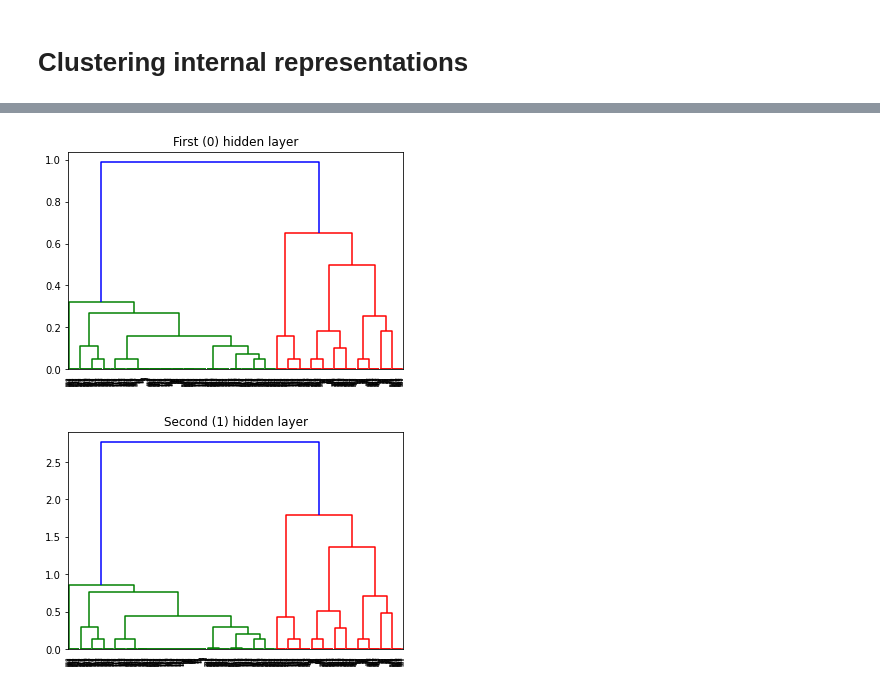
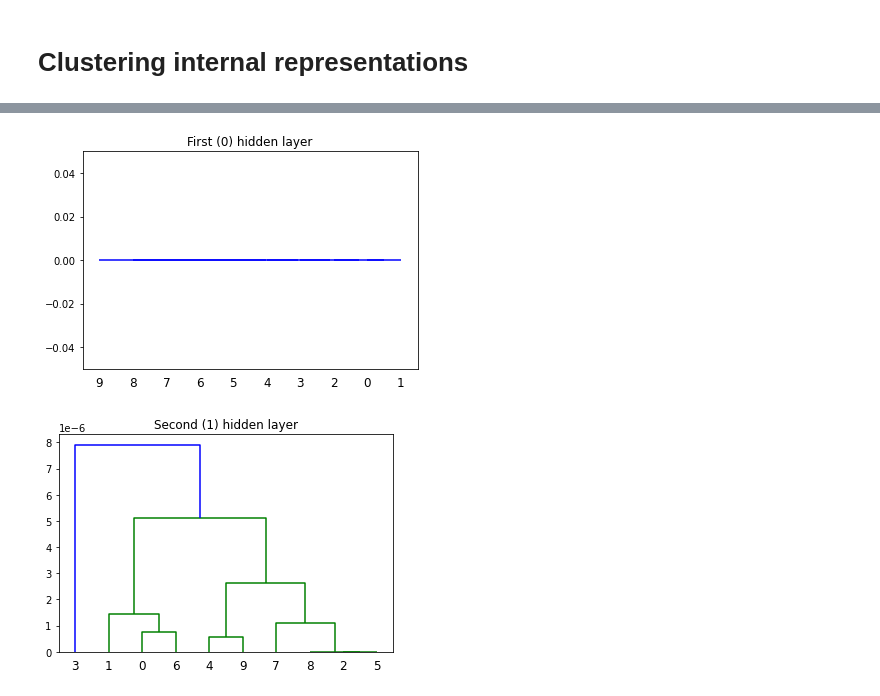
Before and after one commit to PashaIanko/RestrictedBolzmannMachine, a Jupyter notebook: Omniglot_learning.ipynb, the cells around one changed output, grey strips where cells are left out. Drawn from its saved outputs; the diff is of its cells as text; code cells hidden in the pictures.

Commit message:
Smth worked with dendrograms

```diff
--- a/Omniglot_learning.ipynb
+++ b/Omniglot_learning.ipynb
@@ -7,13 +7,14 @@ Helper links:
 ## **Packages, Constants & Functions**
 # %%
 # Preprocessing
+SUBSET_SIZE_ = 5000
 CROP_SIZE_ = 45
 MEAN_ = 0.5
 STD_ = 0.5
 IMG_SIZE_ = CROP_SIZE_
 
 # Train
-EPOCHS_ = 300
+EPOCHS_ = 50
 BATCH_SIZE_ = 80
 LABEL_FROM_ = 0
 LABEL_TO_ = 28
@@ -204,9 +205,8 @@ test = tv.datasets.EMNIST(
     # shuffle_files = False
 )
 # %%
-subset_size = 2000
-train = torch.utils.data.Subset(train, np.arange(subset_size))
-test = torch.utils.data.Subset(test, np.arange(subset_size))
+train = torch.utils.data.Subset(train, np.arange(SUBSET_SIZE_))
+test = torch.utils.data.Subset(test, np.arange(SUBSET_SIZE_))
 # %%
 img, label = train[0]
 print(f'Image shape = {img.shape}, label = {label}')
@@ -270,8 +270,8 @@ visualize_labels(
 # Slice and choose only subset of certain alphabet labels
 images, labels = prepare_data(
     train,
-    label_from = LABEL_FROM_,
-    label_to = LABEL_TO_
+    label_from = 0,
+    label_to = 9
 )
 print(f'Size of the dataset = {len(labels)}')
 # %% [output]
@@ -444,7 +444,7 @@ def label_to_mean_hidden_repr(hidden_representation, images, labels):
     hidden_representation_np = hidden_representation.numpy()
     return {
         label: hidden_representation_np[get_mask(labels, label)].mean(axis=0)
-        for label in labels.numpy()
+        for label in np.unique(labels.numpy())
     }
 
 def get_hidden_representation_matrix(label_to_mean_hidden_repr, labels):
@@ -452,7 +452,7 @@ def get_hidden_representation_matrix(label_to_mean_hidden_repr, labels):
         [np.expand_dims(
             label_to_mean_hidden_repr[label], axis = 0
         )
-        for label in labels.numpy()]
+        for label in np.unique(labels.numpy())]
     )
 # %%
 label_to_mean0 = label_to_mean_hidden_repr(
@@ -505,13 +484,16 @@ def plot_dendrogram(mean_repr_matrix, title = ''):
     ax.set_title(title)
     return dendrogram
 # %%
-dendrogram0 = plot_dendrogram(mean_hidd_repr_mat0, title = 'First (0) hidden layer')
+dendrogram0 = plot_dendrogram(
+    mean_hidd_repr_mat0,
+    title = 'First (0) hidden layer'
+)
 # %% [output]
-[figure, old version]
+[figure, new version]
 # %%
 dendrogram1 = plot_dendrogram(
     mean_hidd_repr_mat1,
     title = 'Second (1) hidden layer'
 )
 # %% [output]
-[figure, old version]
+[figure, new version]
```
Also changed, not shown: parts of 13 cells of this notebook.
